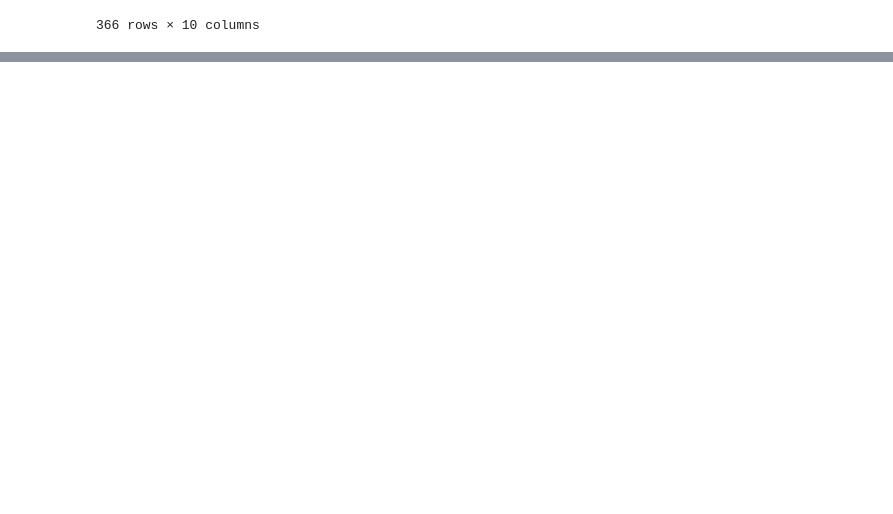
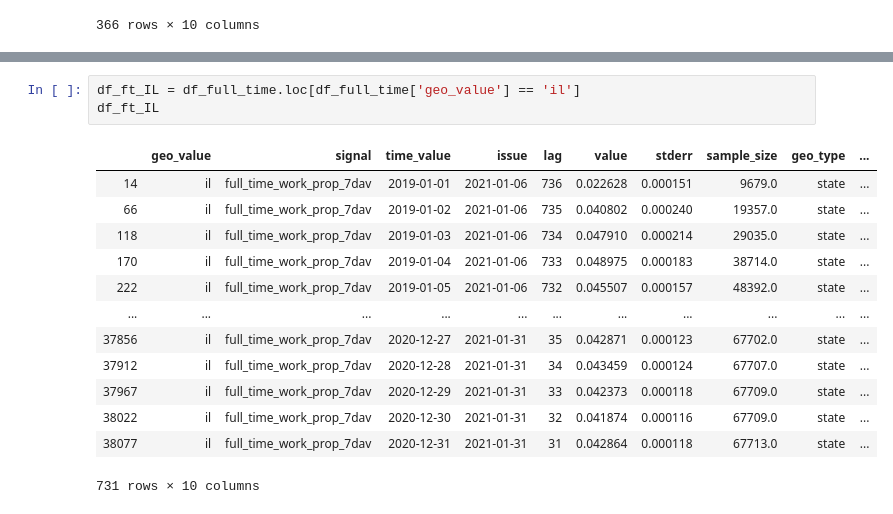
Before and after one commit to erickzli/IS597-COVID-Project, a Jupyter notebook: Kerstin's Folder/Evaluate- SafeGraph Data.ipynb, the cells around one changed output, grey strips where cells are left out. Cells and saved outputs as stored; diff of their text form; blank space fills up the shorter version.

```diff
--- a/Kerstin's Folder/Evaluate- SafeGraph Data.ipynb
+++ b/Kerstin's Folder/Evaluate- SafeGraph Data.ipynb
@@ -318,0 +317,17 @@ plt.show()
+# %%
+df_ft_IL = df_full_time.loc[df_full_time['geo_value'] == 'il']
+df_ft_IL
+# %% [output]
+|  | geo_value | signal | time_value | issue | lag | value | stderr | sample_size | geo_type | ... |
+| 14 | il | full_time_work_prop_7dav | 2019-01-01 | 2021-01-06 | 736 | 0.022628 | 0.000151 | 9679.0 | state | ... |
+| 66 | il | full_time_work_prop_7dav | 2019-01-02 | 2021-01-06 | 735 | 0.040802 | 0.000240 | 19357.0 | state | ... |
+| 118 | il | full_time_work_prop_7dav | 2019-01-03 | 2021-01-06 | 734 | 0.047910 | 0.000214 | 29035.0 | state | ... |
+| 170 | il | full_time_work_prop_7dav | 2019-01-04 | 2021-01-06 | 733 | 0.048975 | 0.000183 | 38714.0 | state | ... |
+| 222 | il | full_time_work_prop_7dav | 2019-01-05 | 2021-01-06 | 732 | 0.045507 | 0.000157 | 48392.0 | state | ... |
+| ... | ... | ... | ... | ... | ... | ... | ... | ... | ... | ... |
+| 37856 | il | full_time_work_prop_7dav | 2020-12-27 | 2021-01-31 | 35 | 0.042871 | 0.000123 | 67702.0 | state | ... |
+| 37912 | il | full_time_work_prop_7dav | 2020-12-28 | 2021-01-31 | 34 | 0.043459 | 0.000124 | 67707.0 | state | ... |
+| 37967 | il | full_time_work_prop_7dav | 2020-12-29 | 2021-01-31 | 33 | 0.042373 | 0.000118 | 67709.0 | state | ... |
+| 38022 | il | full_time_work_prop_7dav | 2020-12-30 | 2021-01-31 | 32 | 0.041874 | 0.000116 | 67709.0 | state | ... |
+| 38077 | il | full_time_work_prop_7dav | 2020-12-31 | 2021-01-31 | 31 | 0.042864 | 0.000118 | 67713.0 | state | ... |
+731 rows × 10 columns
```
Also changed, not shown: parts of 9 cells of this notebook.
